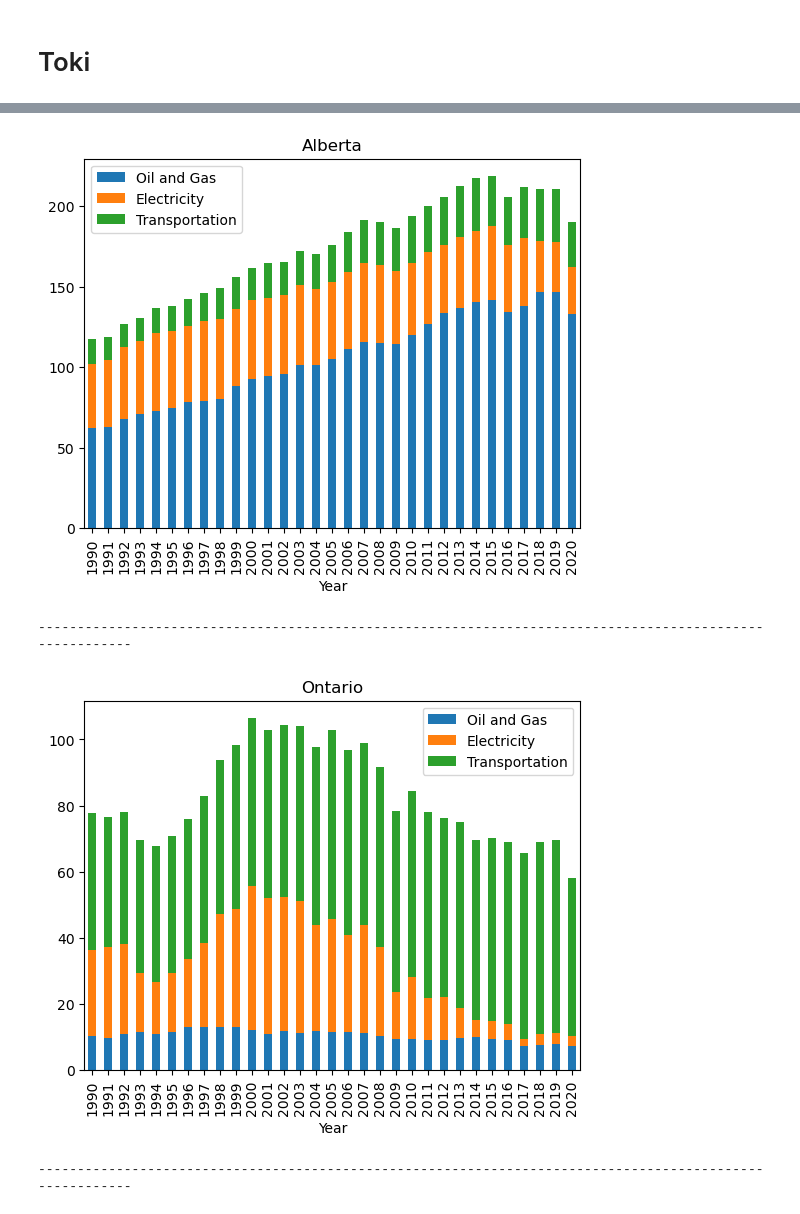
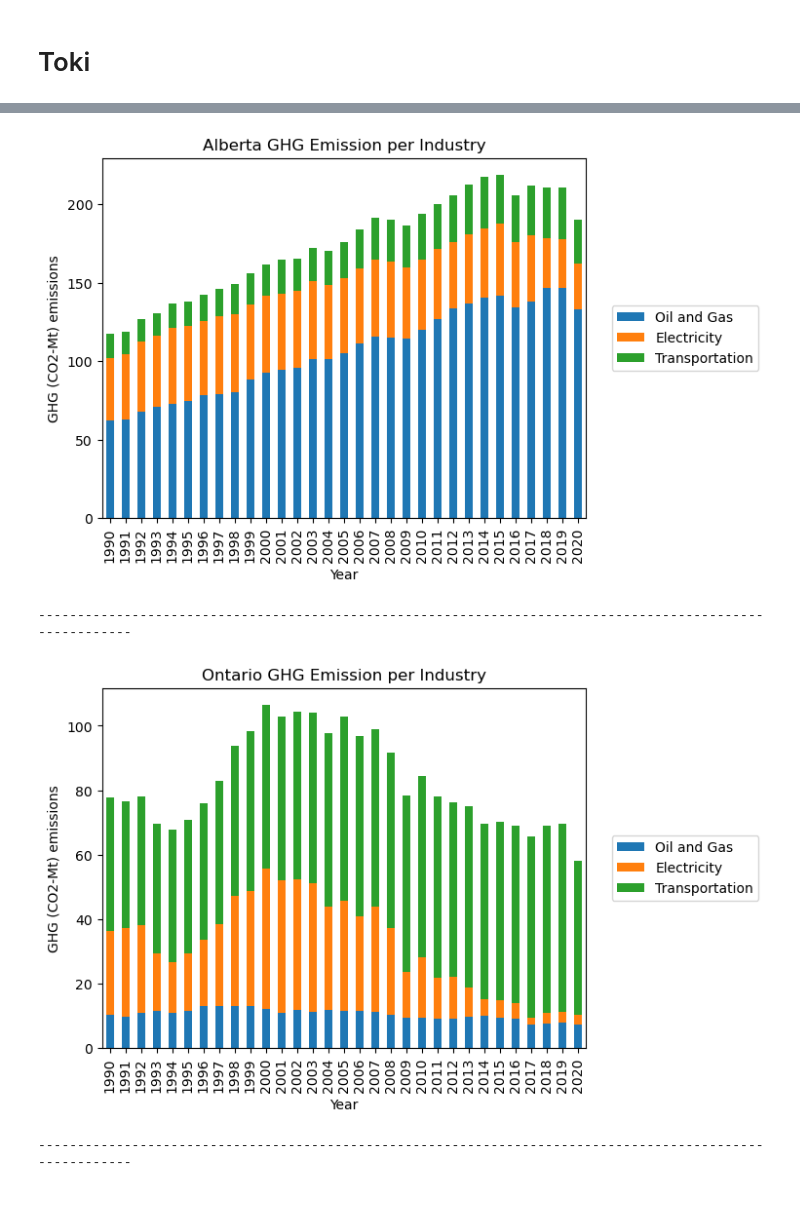
Before and after one commit to fabiomarcullo/Project_1_Climate_Action_Goals, a Jupyter notebook: Project_Sustainability_Data.ipynb, the cells around one changed output, grey strips where cells are left out. Saved outputs shown, nothing was run; the diff lists cells and outputs as text; code cells hidden in the pictures.

```diff
--- a/Project_Sustainability_Data.ipynb
+++ b/Project_Sustainability_Data.ipynb
@@ -491,7 +343,10 @@ ab_inds_merge = ab_oilgas.merge(ab_elect, on = 'Year', how = 'left')
 ab_inds_merge1 = ab_inds_merge.merge(ab_transp, on = 'Year', how = 'left')
 ab_inds_fin = ab_inds_merge1.apply(pd.to_numeric)
 
-ab_inds_plot = ab_inds_fin.plot(x = 'Year', kind = 'bar', stacked = True, title = 'Alberta')
+ab_inds_plot = ab_inds_fin.plot(x = 'Year', kind = 'bar', stacked = True, title = 'Alberta GHG Emission per Industry')
+plt.ylabel('GHG (CO2-Mt) emissions')
+plt.legend(bbox_to_anchor = (1.04, 0.5), loc = "center left")
+plt.savefig('Images/ghgAB_bar.png', bbox_inches='tight')
 plt.show()
 
 print('---------------------------------------------------------------------------------------------------------')
@@ -518,37 +373,43 @@ on_inds_merge = on_oilgas.merge(on_elect, on = 'Year', how = 'left')
 on_inds_merge1 = on_inds_merge.merge(on_transp, on = 'Year', how = 'left')
 on_inds_fin = on_inds_merge1.apply(pd.to_numeric)
 
-on_inds_plot = on_inds_fin.plot(x = 'Year', kind = 'bar', stacked = True, title = 'Ontario')
+on_inds_plot = on_inds_fin.plot(x = 'Year', kind = 'bar', stacked = True, title = 'Ontario GHG Emission per Industry')
+plt.ylabel('GHG (CO2-Mt) emissions')
+plt.legend(bbox_to_anchor = (1.04, 0.5), loc = "center left")
+plt.savefig('Images/ghgON_bar.png', bbox_inches='tight')
 plt.show()
 
 print('---------------------------------------------------------------------------------------------------------')
 
 qc1 = provices_result.loc[(provices_result['Region'] == 'Quebec')]
 qc2 = qc1.loc[(qc1['Source'] == 'Provincial Inventory Total')
                     | (qc1['Source'] == 'Oil and Gas') | (qc1['Source'] == 'Electricity')
                     | (qc1['Source'] == 'Transport')
                    ]
 
 qc_oilgas_df = qc2.loc[qc2['Source'] == 'Oil and Gas']
 qc_elect_df = qc2.loc[qc2['Source'] == 'Electricity']
 qc_transp_df = qc2.loc[qc2['Source'] == 'Transport']
 
 qc_oilgas_cln = qc_oilgas_df.drop(columns = ['Region', 'Index', 'Source', 'Unit'])
 qc_elect_cln = qc_elect_df.drop(columns = ['Region', 'Index', 'Source', 'Unit'])
 qc_transp_cln = qc_transp_df.drop(columns = ['Region', 'Index', 'Source', 'Unit'])
 
 qc_oilgas = qc_oilgas_cln.rename(columns = {'CO2eq' : 'Oil and Gas'}).reset_index(drop=True)
 qc_elect = qc_elect_cln.rename(columns = {'CO2eq' : 'Electricity'}).reset_index(drop=True)
 qc_transp = qc_transp_cln.rename(columns = {'CO2eq' : 'Transportation'}).reset_index(drop=True)
 
 qc_inds_merge = qc_oilgas.merge(qc_elect, on = 'Year', how = 'left')
 qc_inds_merge1 = qc_inds_merge.merge(qc_transp, on = 'Year', how = 'left')
 qc_inds_fin = qc_inds_merge1.apply(pd.to_numeric)
 
-qc_inds_plot = qc_inds_fin.plot(x = 'Year', kind = 'bar', stacked = True, title = 'Quebec')
+qc_inds_plot = qc_inds_fin.plot(x = 'Year', kind = 'bar', stacked = True, title = 'Quebec GHG Emission per Industry')
+plt.ylabel('GHG (CO2-Mt) emissions')
+plt.legend(bbox_to_anchor = (1.04, 0.5), loc = "center left")
+plt.savefig('Images/ghgON_bar.png', bbox_inches='tight')
 plt.show()
 # %% [output]
-[figure, old version]
+[figure, new version]
 ---------------------------------------------------------------------------------------------------------
-[figure, old version]
+[figure, new version]
 ---------------------------------------------------------------------------------------------------------
```
Also changed, not shown: parts of 18 cells of this notebook, 5 other files.
